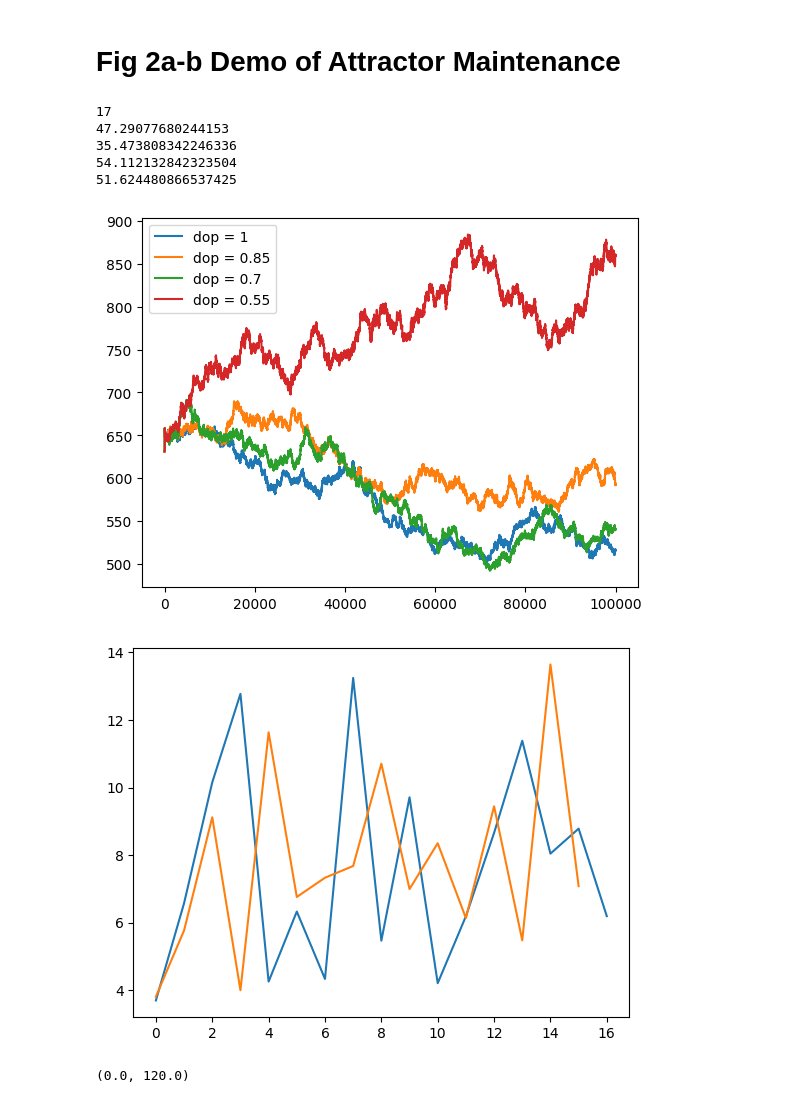
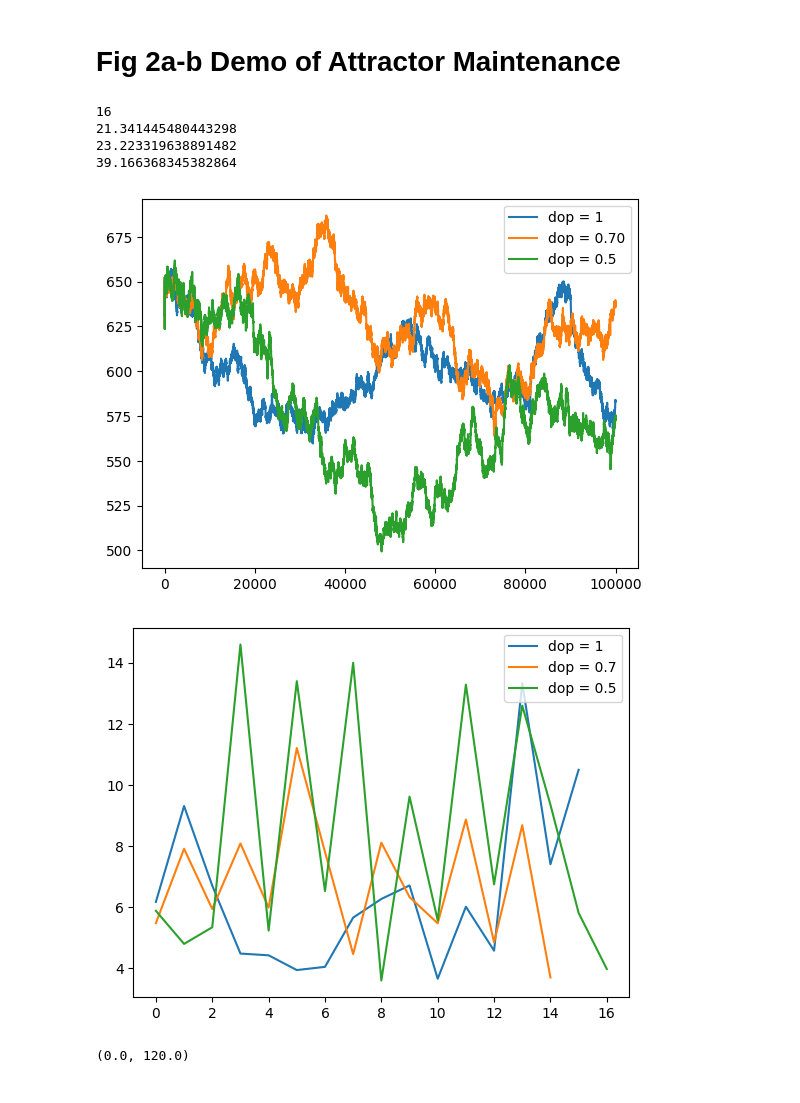
Before and after one commit to JacobDuda/Thesis, a Jupyter notebook: bg_model_switching_tmp (1).ipynb, the cells around one changed output. Saved outputs shown, nothing was run; the diff lists cells and outputs as text; code cells hidden in the pictures.

```diff
--- a/bg_model_switching_tmp (1).ipynb
+++ b/bg_model_switching_tmp (1).ipynb
@@ -566,7 +566,7 @@ bg2 = b_ganglia(n_loops=n_loops, time_steps=len(input_0), exc_spread = 10)
 
 input_0[0:2000] = (stats.norm.pdf(bg2.unit_ids, bg2.tempo_to_index(start_tempo), input_spread) / np.max(stats.norm.pdf(bg2.unit_ids, bg2.tempo_to_index(start_tempo), input_spread)))
 
-bg2.run(input_0,dop_level=0.85,input_off=False,unit_noise=0, da_noise = 0, sim_type='self_paced',start_tempo=start_tempo, input_noise = 0, ctx_noise = .015)
+bg2.run(input_0,dop_level=0.70,input_off=False,unit_noise=0, da_noise = 0, sim_type='self_paced',start_tempo=start_tempo, input_noise = 0, ctx_noise = .015)
 #bg2.display()
 #bg2.display2()
 # %%
@@ -580,4 +580,4 @@ bg3 = b_ganglia(n_loops=n_loops, time_steps=len(input_0), exc_spread = 10)
 
 input_0[0:2000] = (stats.norm.pdf(bg3.unit_ids, bg3.tempo_to_index(start_tempo), input_spread) / np.max(stats.norm.pdf(bg3.unit_ids, bg3.tempo_to_index(start_tempo), input_spread)))
 
-bg3.run(input_0,dop_level=0.7,input_off=False,unit_noise=0, da_noise = 0, sim_type='self_paced',start_tempo=start_tempo, input_noise = 0, ctx_noise = .015)
+bg3.run(input_0,dop_level=0.5,input_off=False,unit_noise=0, da_noise = 0, sim_type='self_paced',start_tempo=start_tempo, input_noise = 0, ctx_noise = .015)
@@ -596,39 +584,46 @@ bg4.run(input_0,dop_level=0.55,input_off=False,unit_noise=0, da_noise = 0, sim_t
 # %%
 plt.figure()
 plt.plot(bg1.tempo_report,label = 'dop = 1')
 
-plt.plot(bg2.tempo_report, label = 'dop = 0.85')
+plt.plot(bg2.tempo_report, label = 'dop = 0.70')
 
-plt.plot(bg3.tempo_report, label = 'dop = 0.7')
+plt.plot(bg3.tempo_report, label = 'dop = 0.5')
 
-plt.plot(bg4.tempo_report, label = 'dop = 0.55')
 plt.legend()
 
 bg1_std = np.zeros(int(len(bg1.ITI_report)/20))
 bg2_std = np.zeros(int(len(bg2.ITI_report)/20))
+bg3_std = np.zeros(int(len(bg3.ITI_report)/20))
+
+
 print(int(len(bg1.ITI_report)/20))
 for i in range( int(len(bg1.ITI_report)/20)):
     bg1_std[i]=np.std(bg1.ITI_report[i*20:(i+1)*20])
 
 for i in range( int(len(bg2.ITI_report)/20)):
     bg2_std[i]=np.std(bg2.ITI_report[i*20:(i+1)*20])
 
+for i in range( int(len(bg3.ITI_report)/20)):
+    bg3_std[i]=np.std(bg3.ITI_report[i*20:(i+1)*20])
+
+
+
 plt.figure()
-plt.plot(bg1_std)
-plt.plot(bg2_std)
+plt.plot(bg1_std, label='dop = 1')
+plt.plot(bg2_std, label='dop = 0.7')
+plt.plot(bg3_std, label = 'dop = 0.5')
+plt.legend()
 
 print(np.std(bg1.tempo_report))
 print(np.std(bg2.tempo_report))
 print(np.std(bg3.tempo_report))
-print(np.std(bg4.tempo_report))
 # %% [output]
-17
-47.29077680244153
-35.473808342246336
-54.112132842323504
-51.624480866537425
+16
+21.341445480443298
+23.223319638891482
+39.166368345382864
-[figure, old version]
+[figure, new version]
-[figure, old version]
+[figure, new version]
 # %%
 
 plt.figure()
```
Also changed, not shown: parts of 2 cells of this notebook.
